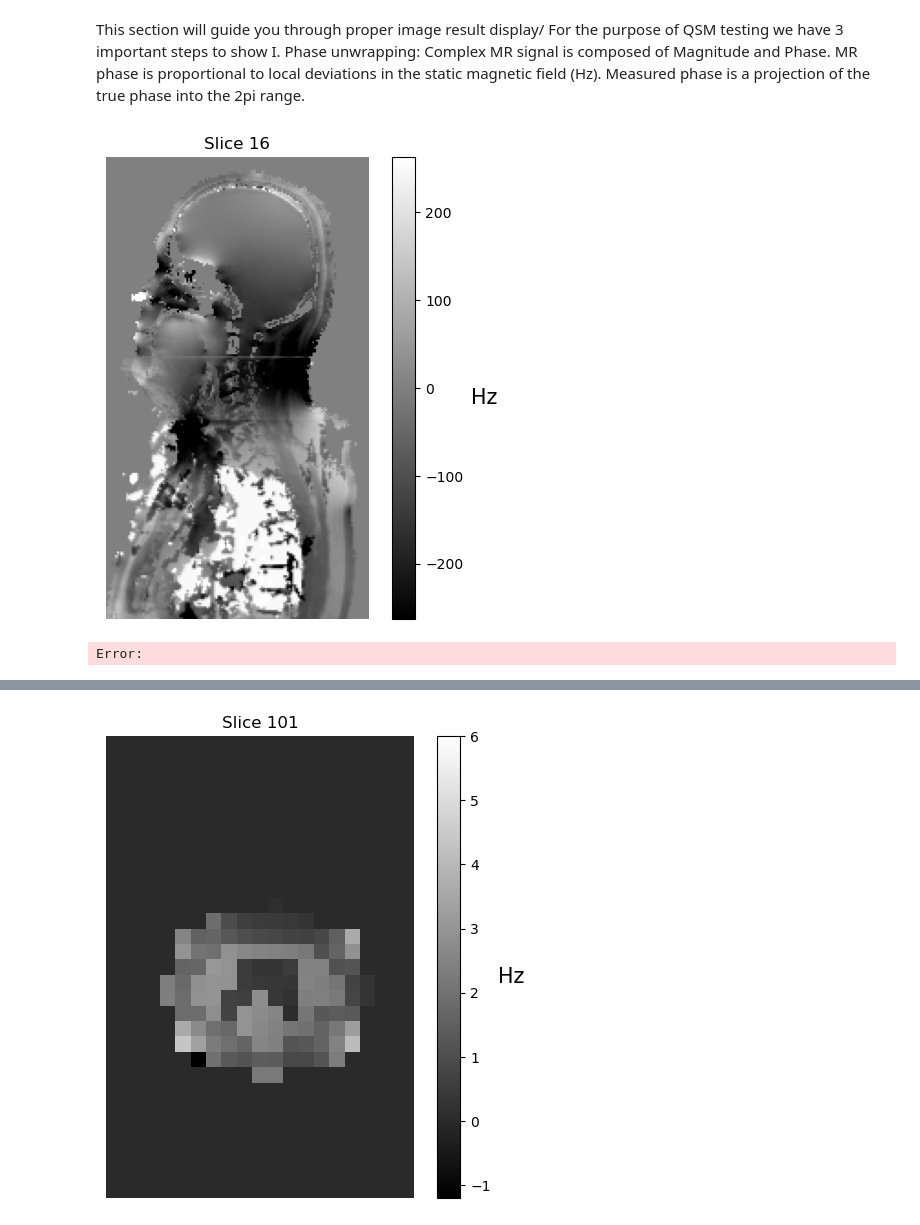
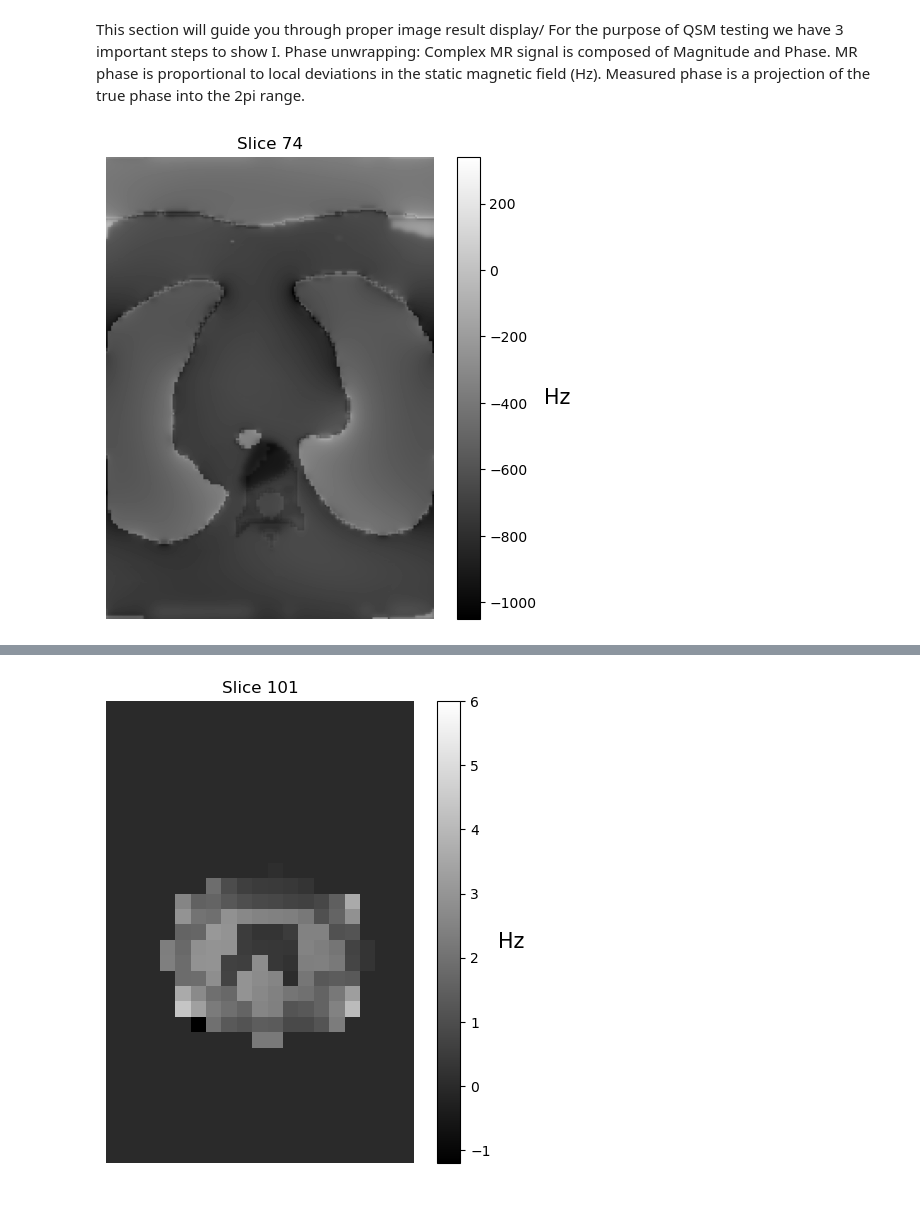
Before and after one commit to sriosq/Image-processing-strategies, a Jupyter notebook: qsm_testing/display.ipynb, the cells around one changed output, grey strips where cells are left out. Cells and saved outputs as stored; diff of their text form; code cells hidden in the pictures.

Commit message:
Update to notebooks on stratz
Adding the compare fm notebook to the compare_fm (new project)

```diff
--- a/qsm_testing/display.ipynb
+++ b/qsm_testing/display.ipynb
@@ -49,10 +49,9 @@ def display_nifti_slice(filepath, slice_number, cbr_title, inf_limit = None, sup
     plt.axis('off')
     plt.show()
 # %%
-# Select a long path outside of this folder
-long_path = "C:/Users/User/msc_project/Image-processing-strategies/compare_fieldmap/test_correct_stitch_fm.nii.gz"
+ # Select a long path outside of this folder
+long_path = "C:/Users/User/msc_project/Image-processing-strategies/compare_fieldmap/data/lung_fitting_project/manually/fms/Hz/sim_fm_Hz_0_1.nii.gz"
 
-display_nifti_slice(long_path,15, 'Hz', inf_limit=-263, sup_limit=263)
+display_nifti_slice(long_path, 73, 'Hz', inf_limit=-1050.8, sup_limit=340)
 # %% [output]
-[figure, old version]
+[figure, new version]
-Error:
```
Also changed, not shown: parts of 4 cells of this notebook, 3 other files.
